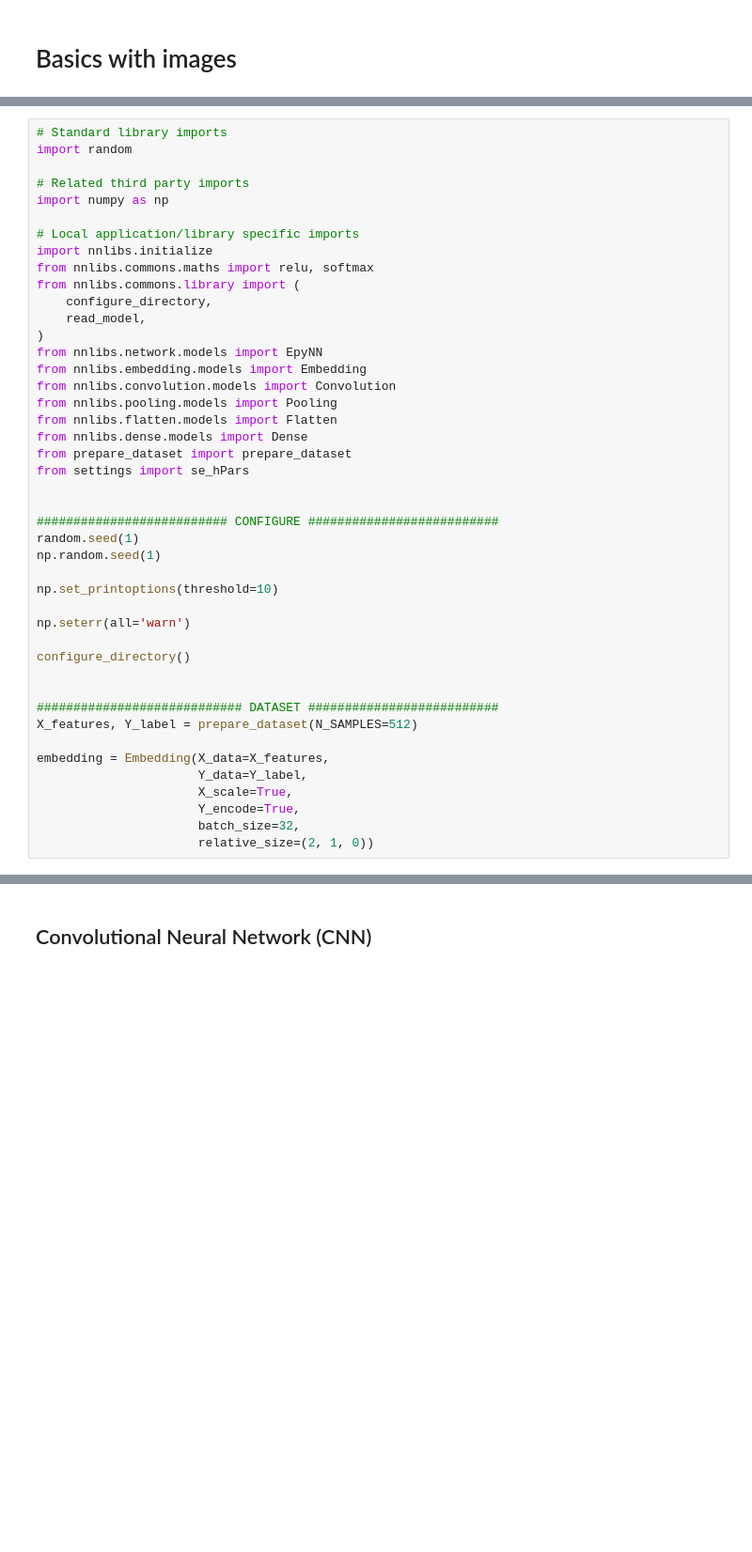
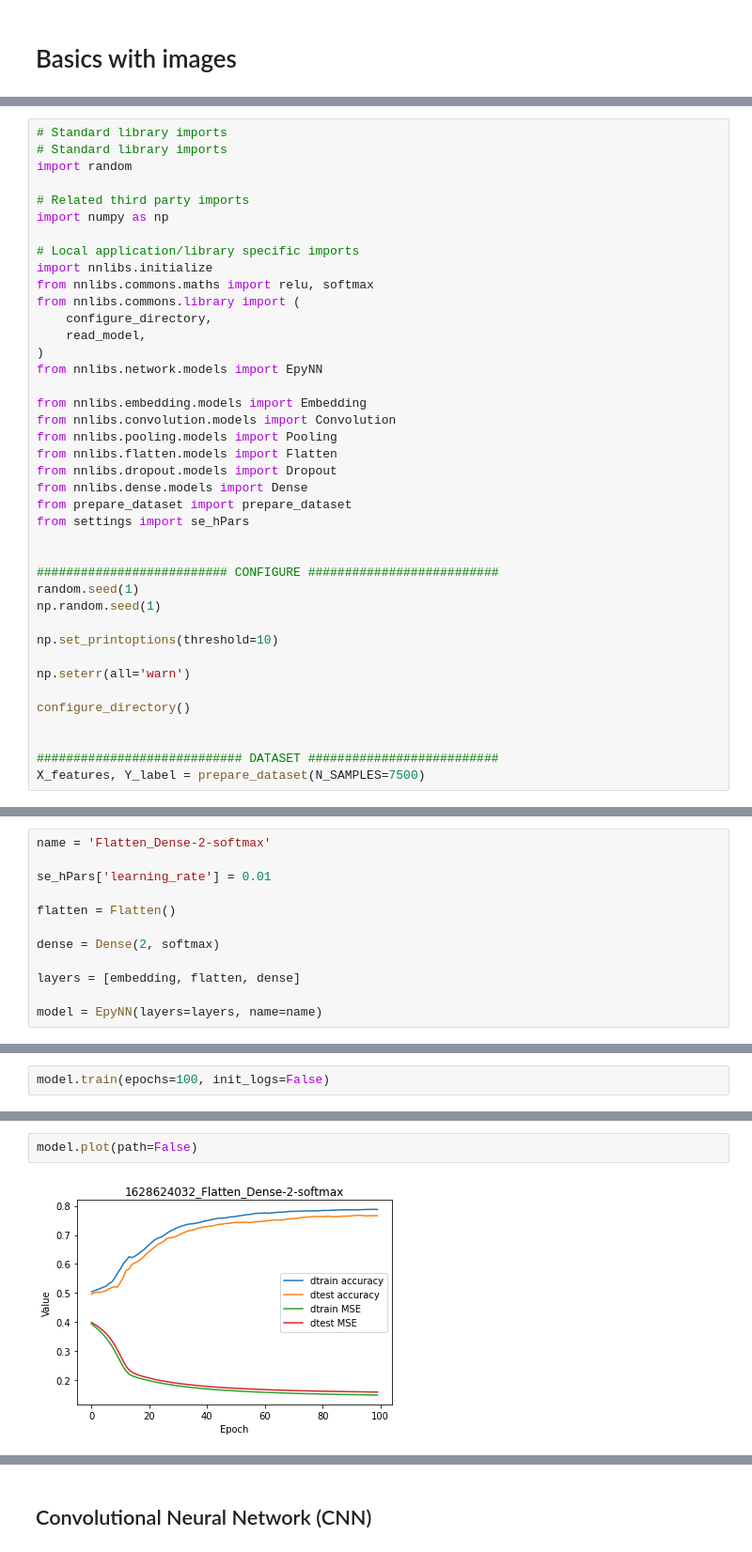
Before and after one commit to Synthaze/EpyNN, a Jupyter notebook: nnlive/dummy_image/train.ipynb, the cells around one changed output, grey strips where cells are left out. Shown at 94% size. Saved outputs shown, nothing was run; the diff lists cells and outputs as text; blank space fills up the shorter version.

```diff
--- a/nnlive/dummy_image/train.ipynb
+++ b/nnlive/dummy_image/train.ipynb
@@ -5,4 +9,5 @@
 # %%
+# Standard library imports
 # Standard library imports
 import random
 
@@ -17,10 +22,12 @@ from nnlibs.commons.library import (
     read_model,
 )
 from nnlibs.network.models import EpyNN
+
 from nnlibs.embedding.models import Embedding
 from nnlibs.convolution.models import Convolution
 from nnlibs.pooling.models import Pooling
 from nnlibs.flatten.models import Flatten
+from nnlibs.dropout.models import Dropout
 from nnlibs.dense.models import Dense
 from prepare_dataset import prepare_dataset
 from settings import se_hPars
@@ -38,11 +45,4 @@ configure_directory()
 
 
 ############################ DATASET ##########################
-X_features, Y_label = prepare_dataset(N_SAMPLES=512)
-
-embedding = Embedding(X_data=X_features,
-                      Y_data=Y_label,
-                      X_scale=True,
-                      Y_encode=True,
-                      batch_size=32,
-                      relative_size=(2, 1, 0))
+X_features, Y_label = prepare_dataset(N_SAMPLES=7500)
@@ -50,0 +72,12 @@ embedding = Embedding(X_data=X_features,
+# %%
+name = 'Flatten_Dense-2-softmax'
+
+se_hPars['learning_rate'] = 0.01
+
+flatten = Flatten()
+
+dense = Dense(2, softmax)
+
+layers = [embedding, flatten, dense]
+
+model = EpyNN(layers=layers, name=name)
@@ -50,0 +108,2 @@ embedding = Embedding(X_data=X_features,
+# %%
+model.train(epochs=100, init_logs=False)
@@ -50,0 +130,4 @@ embedding = Embedding(X_data=X_features,
+# %%
+model.plot(path=False)
+# %% [output]
+[figure, added]
```
Also changed, not shown: parts of 40 cells of this notebook, 30 other files.
